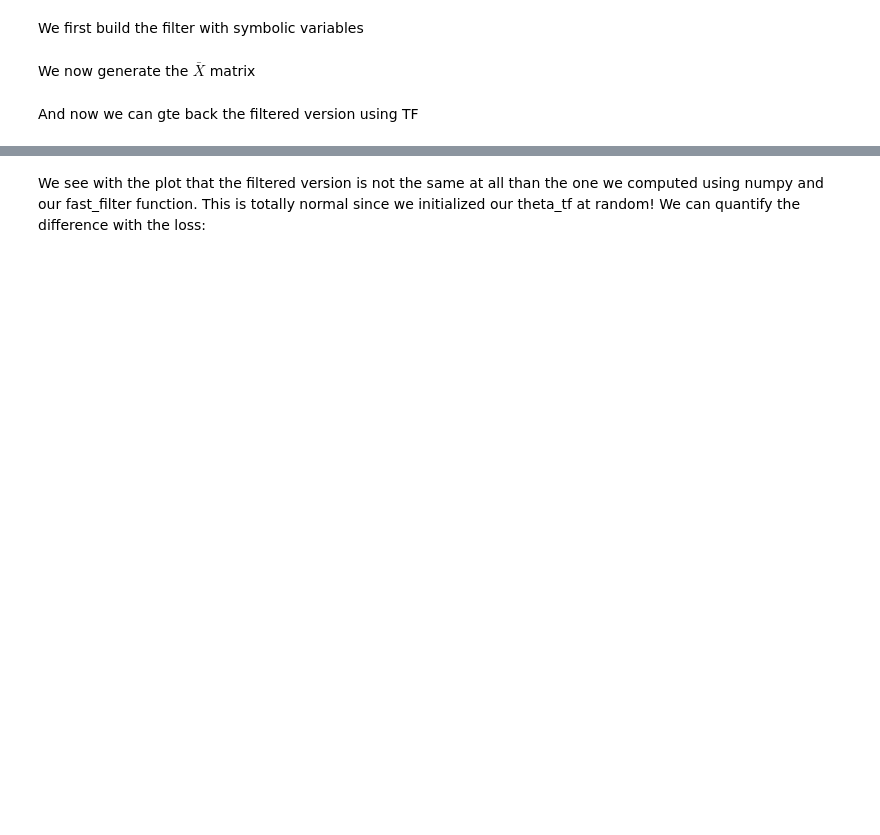
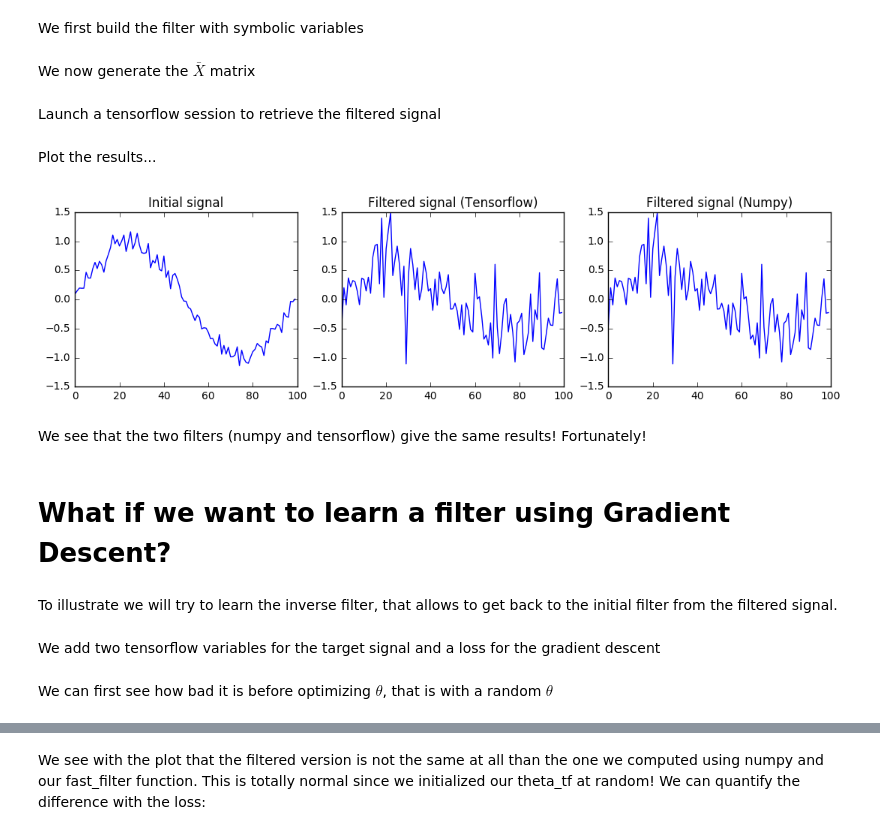
Before and after one commit to ctiennot/graphConvNet, a Jupyter notebook: drafts/localized_filter_learnt_by_GD.ipynb, the cells around one changed output, grey strips where cells are left out. Saved outputs shown, nothing was run; the diff lists cells and outputs as text; code cells hidden in the pictures; blank space fills up the shorter version.

```diff
--- a/drafts/localized_filter_learnt_by_GD.ipynb
+++ b/drafts/localized_filter_learnt_by_GD.ipynb
@@ -157,8 +122,8 @@ def return_X(x, K, L):
 We now generate the $\bar X$ matrix
 # %%
 X_bar = return_X(x, K, L)
-# %% [markdown]
-And now we can gte back the filtered version using TF
+# %% [markdown]
+Launch a tensorflow session to retrieve the filtered signal
 # %%
 init = tf.global_variables_initializer()
 sess = tf.Session()
@@ -171 +135,30 @@ sess.run(init)
     })
+# %% [markdown]
+Plot the results...
+# %%
+fig = plt.figure(figsize=(13, 3))
+
+ax1 = fig.add_subplot(1, 3, 1)
+ax2 = fig.add_subplot(1, 3, 2, sharey=ax1)
+ax3 = fig.add_subplot(1, 3, 3, sharey=ax1)
+
+ax1.plot(x)
+ax1.set_title("Initial signal")
+
+ax2.plot(y_tf_result)
+ax2.set_title("Filtered signal (Tensorflow)")
+
+ax3.plot(fast_filter(x, theta, L))
+ax3.set_title("Filtered signal (Numpy)")
+
+plt.show()
+# %% [output]
+[figure, added]
+# %% [markdown]
+We see that the two filters (numpy and tensorflow) give the same results! Fortunately!
+# %% [markdown]
+# What if we want to learn a filter using Gradient Descent?
+# %% [markdown]
+To illustrate we will try to learn the inverse filter, that allows to get back to the initial filter from the filtered signal.
+# %% [markdown]
+We add two tensorflow variables for the target signal and a loss for the gradient descent
@@ -171,0 +168,2 @@ sess.run(init)
+# %% [markdown]
+We can first see how bad it is before optimizing $\theta$, that is with a random $\theta$
```
Also changed, not shown: parts of 33 cells of this notebook, 1 other file.
